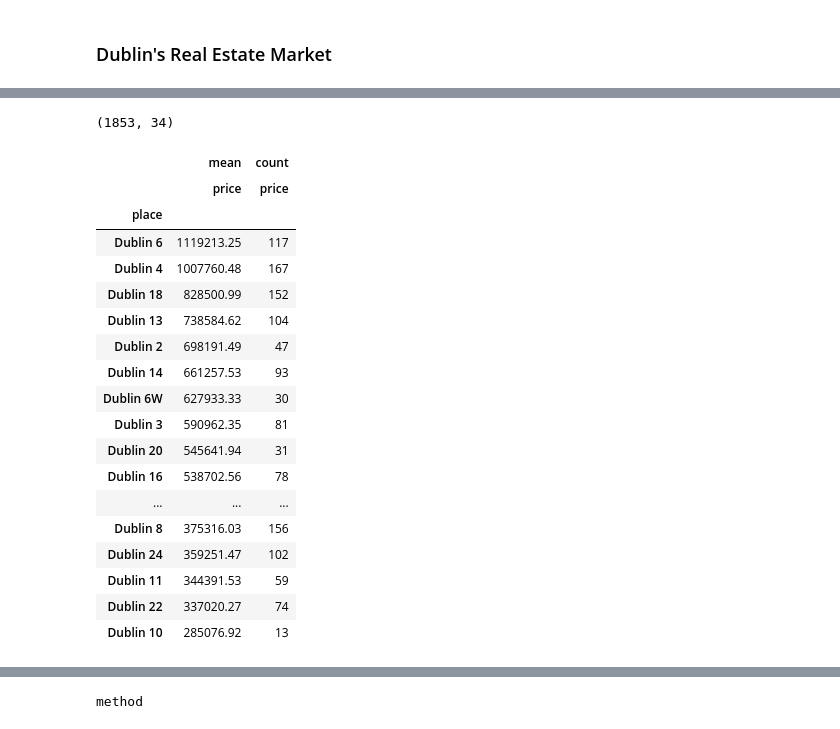
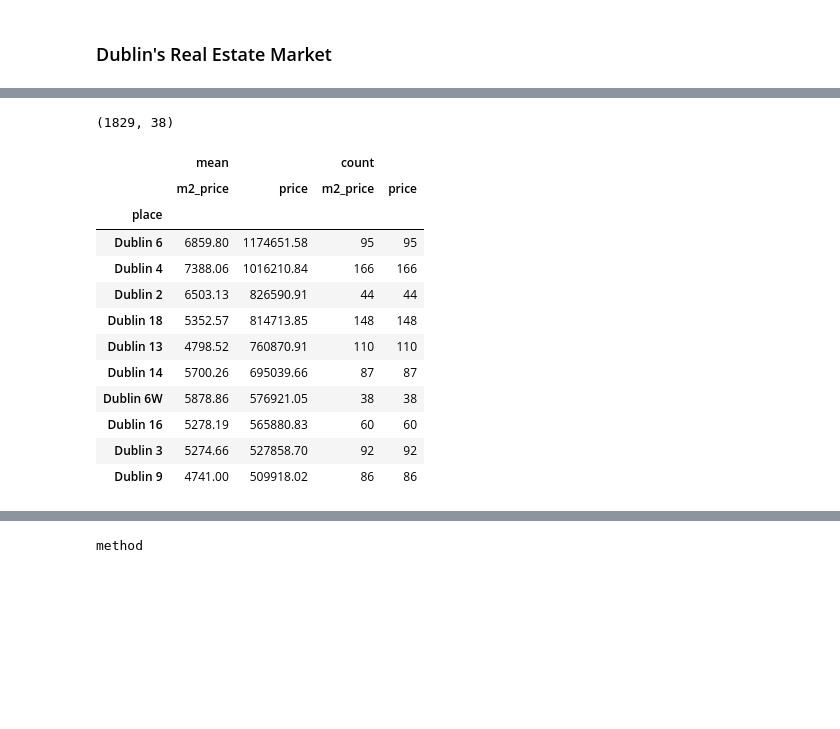
Before and after one commit to javiicc/Identifying_Potential_Investment_Opportunities_In_The_Irish_Real_Estate_Market_Using_MachineLearning, a Jupyter notebook: Data_Analysis.ipynb, the cells around one changed output, grey strips where cells are left out. Drawn from its saved outputs; the diff is of its cells as text; code cells hidden in the pictures; blank space fills up the shorter version.

```diff
--- a/Data_Analysis.ipynb
+++ b/Data_Analysis.ipynb
@@ -157,0 +135,11 @@ sale_data_post_geosp.loc[ix_to_change_cork, 'cities'] = 'Cork'
+# %%
+print(sale.shape)
+# New column from `place`
+sale['cities'] = sale.place.copy()
+print(sale.shape)
+# Index from ads to change
+ix_to_change_dublin = sale.cities.dropna()[sale.cities.dropna().str.contains('Dublin')].index
+ix_to_change_cork = sale.cities.dropna()[sale.cities.dropna().str.contains('Cork')].index
+# Change them
+sale.loc[ix_to_change_dublin, 'cities'] = 'Dublin'
+sale.loc[ix_to_change_cork, 'cities'] = 'Cork'
@@ -304,0 +201,2 @@ mean_m2_per_city_by_type_house.unstack().plot(kind='bar', stacked=False);
+# %%
+sale['m2_price'] = sale.price / sale.floor_area
@@ -346,30 +357,24 @@ Dublin 10     13
 Name: place, dtype: int64
 # %%
-sale_data_dublin = sale_data_post_geosp.dropna(subset=['place']).loc[sale_data_post_geosp.place.dropna().str.contains('Dublin')]
-sale_data_dublin.shape
+sale_dublin = sale.dropna(subset=['place']).loc[sale.place.dropna().str.contains('Dublin')]
+sale_dublin.shape
 # %% [output]
-(1853, 34)
+(1829, 38)
 # %%
-mean_price_dublin_by_postal_districts_w_count = pd.pivot_table(data=sale_data_dublin, index='place', values='price', aggfunc=['mean','count']).sort_values(by=[('mean','price')], ascending=False)
-mean_price_dublin_by_postal_districts_w_count
+mean_price_dublin_by_postal_districts_w_count = pd.pivot_table(data=sale_dublin, index='place', values=['price', 'm2_price'], aggfunc=['mean','count']).sort_values(by=[('mean','price')], ascending=False)
+mean_price_dublin_by_postal_districts_w_count.head(10)
 # %% [output]
-|  | mean | count |
-|  | price | price |
-| place |  |  |
-| Dublin 6 | 1119213.25 | 117 |
-| Dublin 4 | 1007760.48 | 167 |
-| Dublin 18 | 828500.99 | 152 |
-| Dublin 13 | 738584.62 | 104 |
-| Dublin 2 | 698191.49 | 47 |
-| Dublin 14 | 661257.53 | 93 |
-| Dublin 6W | 627933.33 | 30 |
-| Dublin 3 | 590962.35 | 81 |
-| Dublin 20 | 545641.94 | 31 |
-| Dublin 16 | 538702.56 | 78 |
-| ... | ... | ... |
-| Dublin 8 | 375316.03 | 156 |
-| Dublin 24 | 359251.47 | 102 |
-| Dublin 11 | 344391.53 | 59 |
-| Dublin 22 | 337020.27 | 74 |
-| Dublin 10 | 285076.92 | 13 |
+|  | mean |  | count |  |
+|  | m2_price | price | m2_price | price |
+| place |  |  |  |  |
+| Dublin 6 | 6859.80 | 1174651.58 | 95 | 95 |
+| Dublin 4 | 7388.06 | 1016210.84 | 166 | 166 |
+| Dublin 2 | 6503.13 | 826590.91 | 44 | 44 |
+| Dublin 18 | 5352.57 | 814713.85 | 148 | 148 |
+| Dublin 13 | 4798.52 | 760870.91 | 110 | 110 |
+| Dublin 14 | 5700.26 | 695039.66 | 87 | 87 |
+| Dublin 6W | 5878.86 | 576921.05 | 38 | 38 |
+| Dublin 16 | 5278.19 | 565880.83 | 60 | 60 |
+| Dublin 3 | 5274.66 | 527858.70 | 92 | 92 |
+| Dublin 9 | 4741.00 | 509918.02 | 86 | 86 |
 # %%
```
Also changed, not shown: parts of 91 cells of this notebook.
